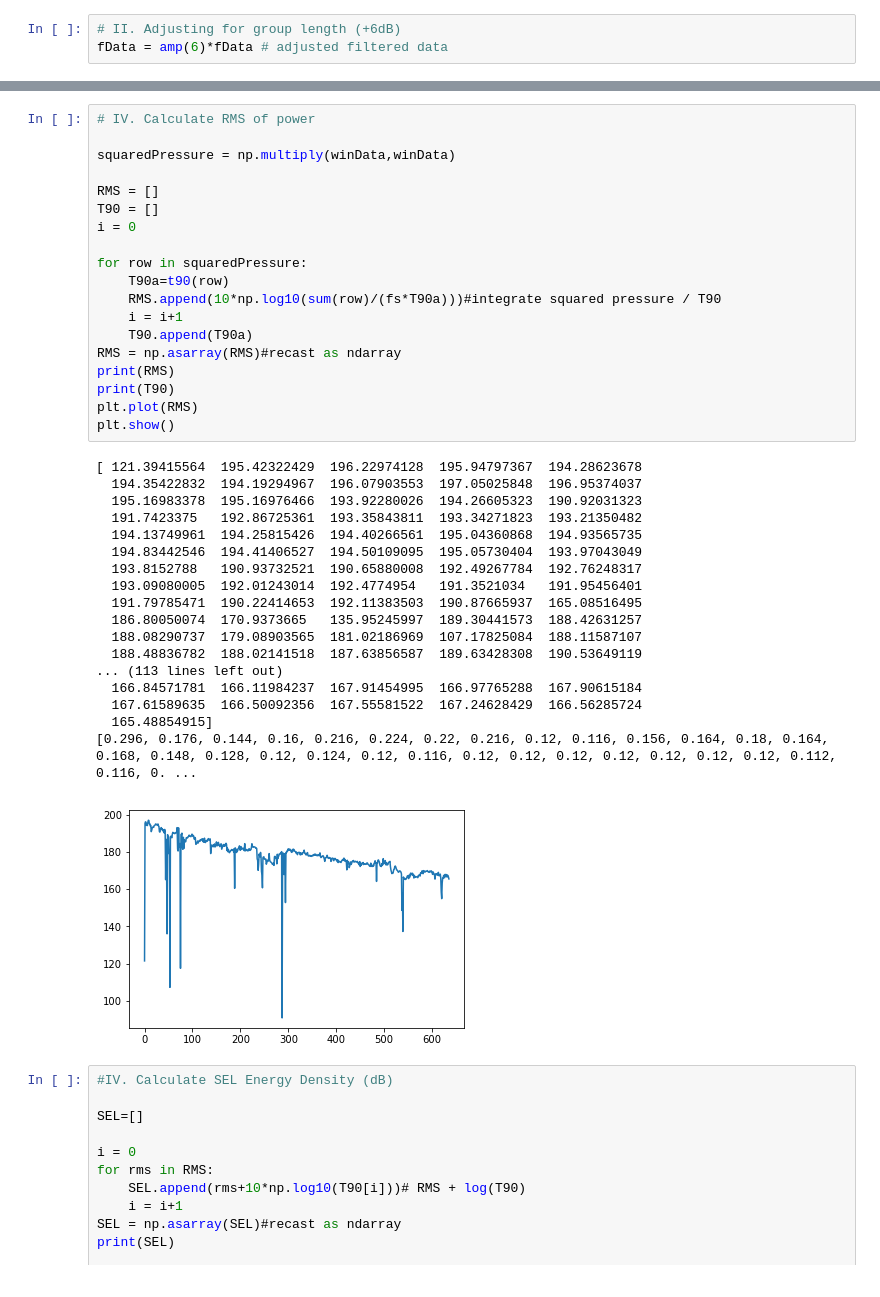
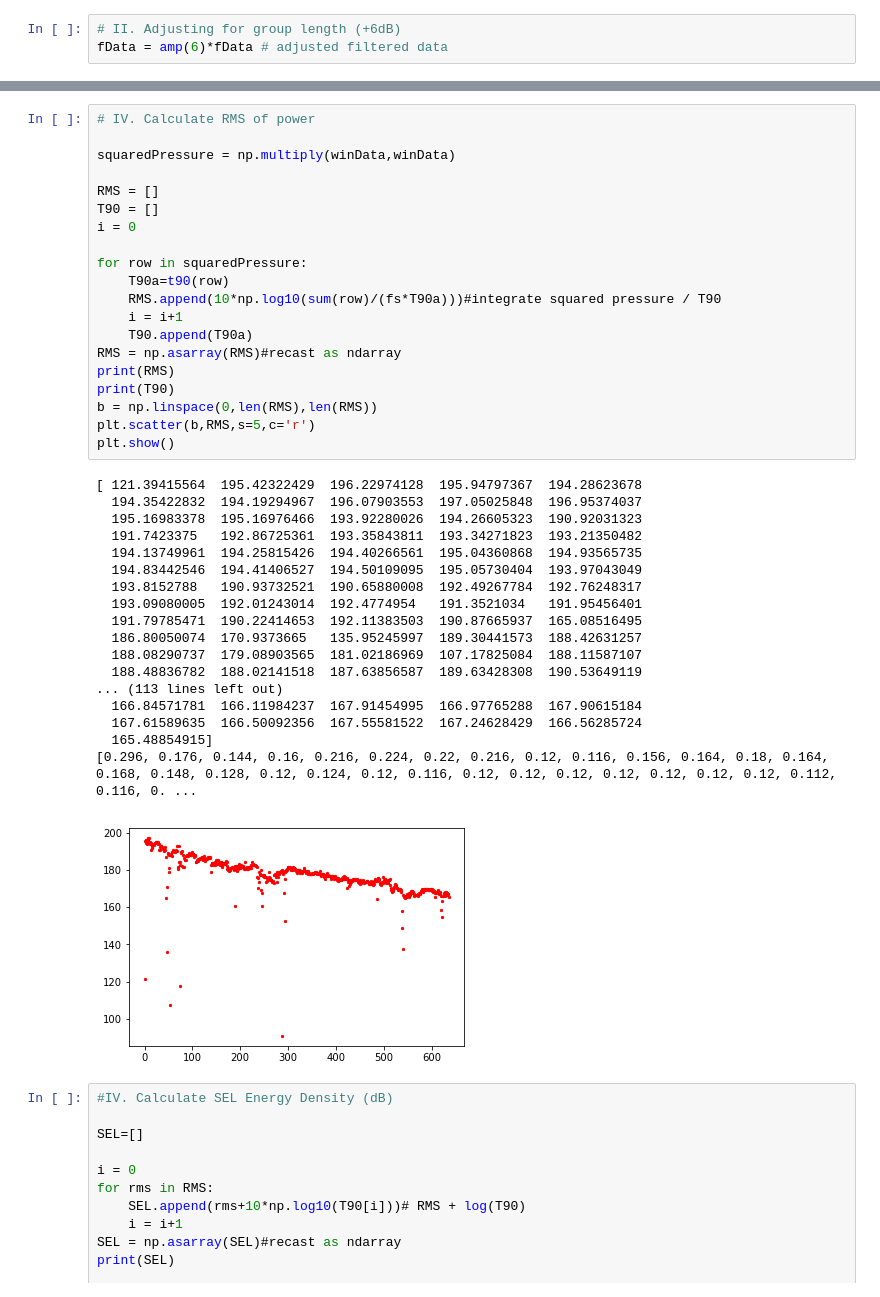
Before and after one commit to efreneau/Machine-Learning-On-Seismic-Streamer-Data, a Jupyter notebook: Calculating RMS and SEL.ipynb, the cells around one changed output, grey strips where cells are left out. Drawn from its saved outputs; the diff is of its cells as text.

```diff
--- a/Calculating RMS and SEL.ipynb
+++ b/Calculating RMS and SEL.ipynb
@@ -87,35 +89,36 @@ RMS = []
 T90 = []
 i = 0
 
 for row in squaredPressure:
     T90a=t90(row)
     RMS.append(10*np.log10(sum(row)/(fs*T90a)))#integrate squared pressure / T90
     i = i+1
     T90.append(T90a)
 RMS = np.asarray(RMS)#recast as ndarray
 print(RMS)
 print(T90)
-plt.plot(RMS)
+b = np.linspace(0,len(RMS),len(RMS))
+plt.scatter(b,RMS,s=5,c='r')
 plt.show()
 # %% [output]
 [ 121.39415564  195.42322429  196.22974128  195.94797367  194.28623678
   194.35422832  194.19294967  196.07903553  197.05025848  196.95374037
   195.16983378  195.16976466  193.92280026  194.26605323  190.92031323
   191.7423375   192.86725361  193.35843811  193.34271823  193.21350482
   194.13749961  194.25815426  194.40266561  195.04360868  194.93565735
   194.83442546  194.41406527  194.50109095  195.05730404  193.97043049
   193.8152788   190.93732521  190.65880008  192.49267784  192.76248317
   193.09080005  192.01243014  192.4774954   191.3521034   191.95456401
   191.79785471  190.22414653  192.11383503  190.87665937  165.08516495
   186.80050074  170.9373665   135.95245997  189.30441573  188.42631257
   188.08290737  179.08903565  181.02186969  107.17825084  188.11587107
   188.48836782  188.02141518  187.63856587  189.63428308  190.53649119
 ... (113 lines left out)
   166.84571781  166.11984237  167.91454995  166.97765288  167.90615184
   167.61589635  166.50092356  167.55581522  167.24628429  166.56285724
   165.48854915]
 [0.296, 0.176, 0.144, 0.16, 0.216, 0.224, 0.22, 0.216, 0.12, 0.116, 0.156, 0.164, 0.18, 0.164, 0.168, 0.148, 0.128, 0.12, 0.124, 0.12, 0.116, 0.12, 0.12, 0.12, 0.12, 0.12, 0.12, 0.12, 0.112, 0.116, 0. ...
-[figure, old version]
+[figure, new version]
 # %%
 #IV. Calculate SEL Energy Density (dB)
 
```
Also changed, not shown: parts of 5 cells of this notebook.
